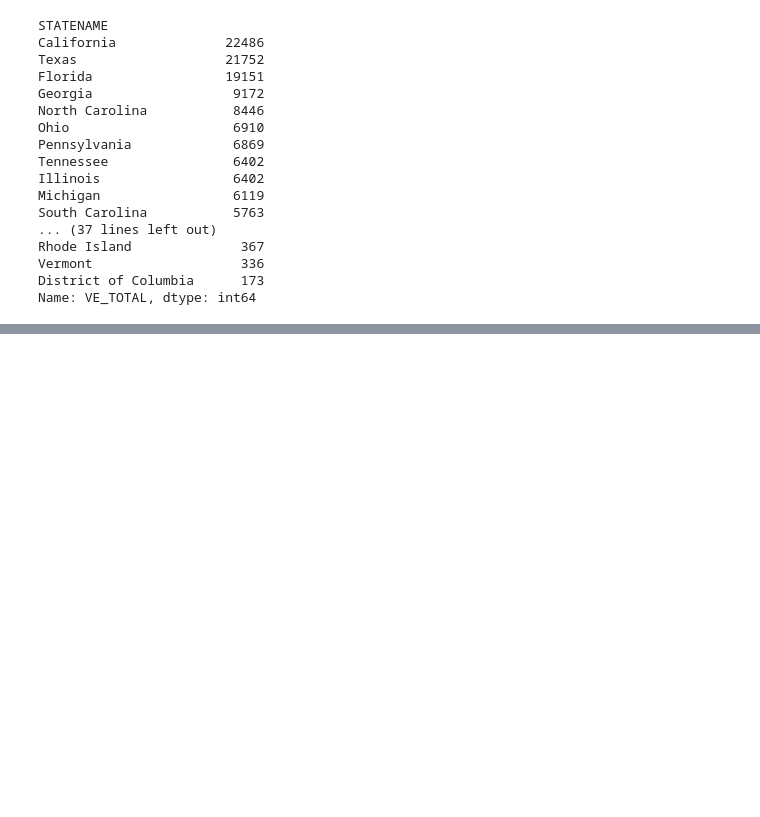
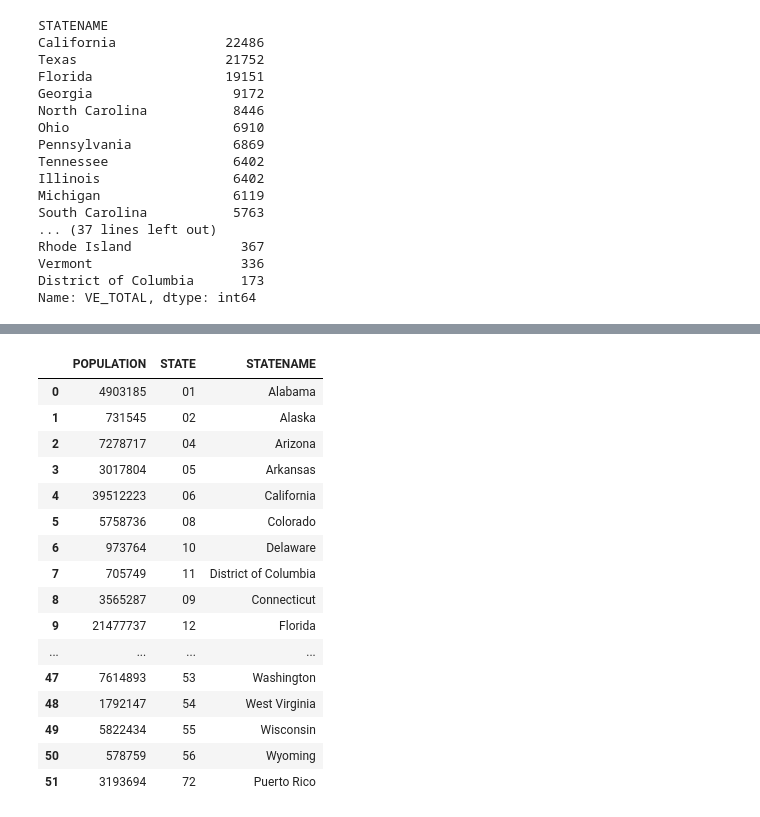
Before and after one commit to Jasneel/WeatherVsAccidents, a Jupyter notebook: jd_test.ipynb, the cells around one changed output, grey strips where cells are left out. Saved outputs shown, nothing was run; the diff lists cells and outputs as text; code cells hidden in the pictures; blank space fills up the shorter version.

```diff
--- a/jd_test.ipynb
+++ b/jd_test.ipynb
@@ -190,0 +116,23 @@ print(data[1][0],data[1][1])
+# %%
+#Scrapping Data
+states_list = pd.read_html('https://www.bls.gov/respondents/mwr/electronic-data-interchange/appendix-d-usps-state-abbreviations-and-fips-codes.htm')
+states_list_1 = states_list[0]
+state_abbr = states_list_1[[0,2]]
+state_abbr_1 = states_list_1[[3,5]]
+
+
+ind_remove = [0,28]
+state_1 = state_abbr.drop(ind_remove).rename(columns={
+    0 : 'STATENAME',
+    2 : 'STATE'
+})
+
+ind_remove_1 = [0,27,28]
+state_2 = state_abbr_1.drop(ind_remove_1).rename(columns={
+    3 : 'STATENAME',
+    5 : 'STATE'
+})
+
+frames1 = [state_1,state_2]
+states_list = pd.concat(frames1)
+states_list
@@ -190,0 +157,39 @@ print(data[1][0],data[1][1])
+# %%
+#API
+base_url = 'https://api.census.gov/data/2019/pep/population'
+
+params = {
+    'get' : 'POP',
+    'for' : 'STATE:*',
+    'key' : '60a95aa0242affd79076a8b964cd2c4516142c32'
+}
+
+data = requests.get(base_url,params=params).json()
+data = pd.DataFrame(data)
+
+data = data.drop(index=0).rename(columns={
+    1 : 'STATE',
+    0 : 'POPULATION'
+})
+data
+
+state_list_pop = pd.merge(data, states_list, on='STATE')
+state_list_pop
+# %% [output]
+|  | POPULATION | STATE | STATENAME |
+| 0 | 4903185 | 01 | Alabama |
+| 1 | 731545 | 02 | Alaska |
+| 2 | 7278717 | 04 | Arizona |
+| 3 | 3017804 | 05 | Arkansas |
+| 4 | 39512223 | 06 | California |
+| 5 | 5758736 | 08 | Colorado |
+| 6 | 973764 | 10 | Delaware |
+| 7 | 705749 | 11 | District of Columbia |
+| 8 | 3565287 | 09 | Connecticut |
+| 9 | 21477737 | 12 | Florida |
+| ... | ... | ... | ... |
+| 47 | 7614893 | 53 | Washington |
+| 48 | 1792147 | 54 | West Virginia |
+| 49 | 5822434 | 55 | Wisconsin |
+| 50 | 578759 | 56 | Wyoming |
+| 51 | 3193694 | 72 | Puerto Rico |
```
Also changed, not shown: parts of 11 cells of this notebook.
